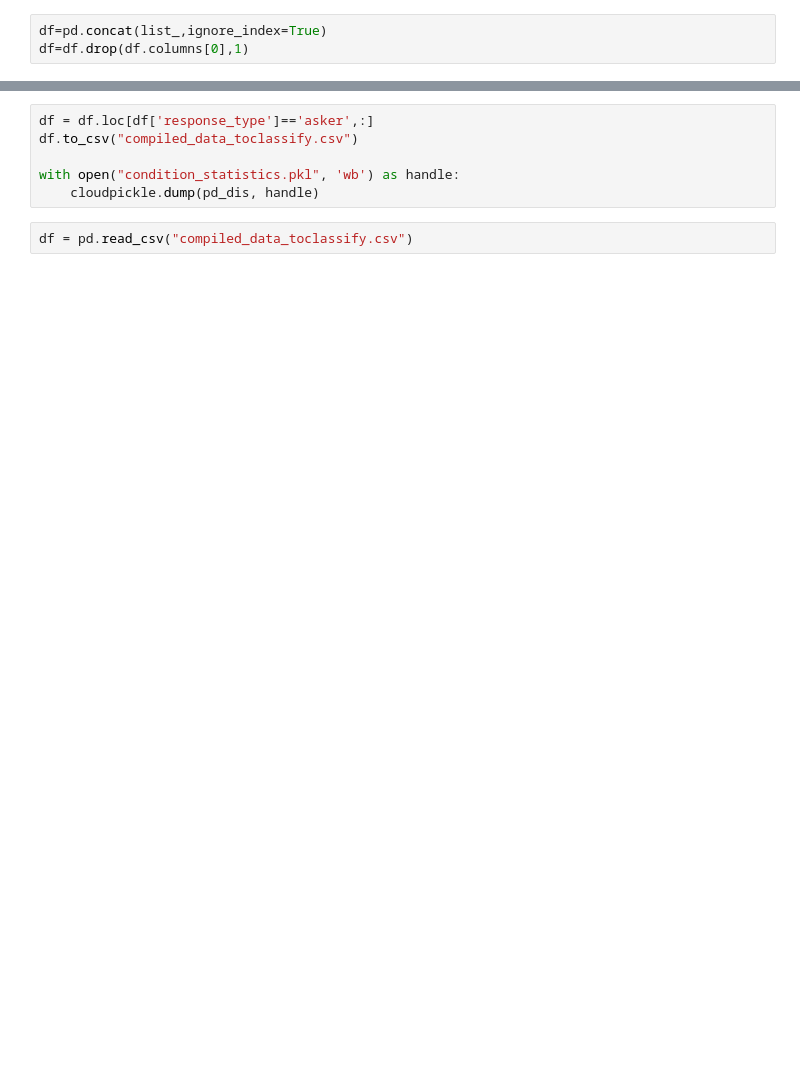
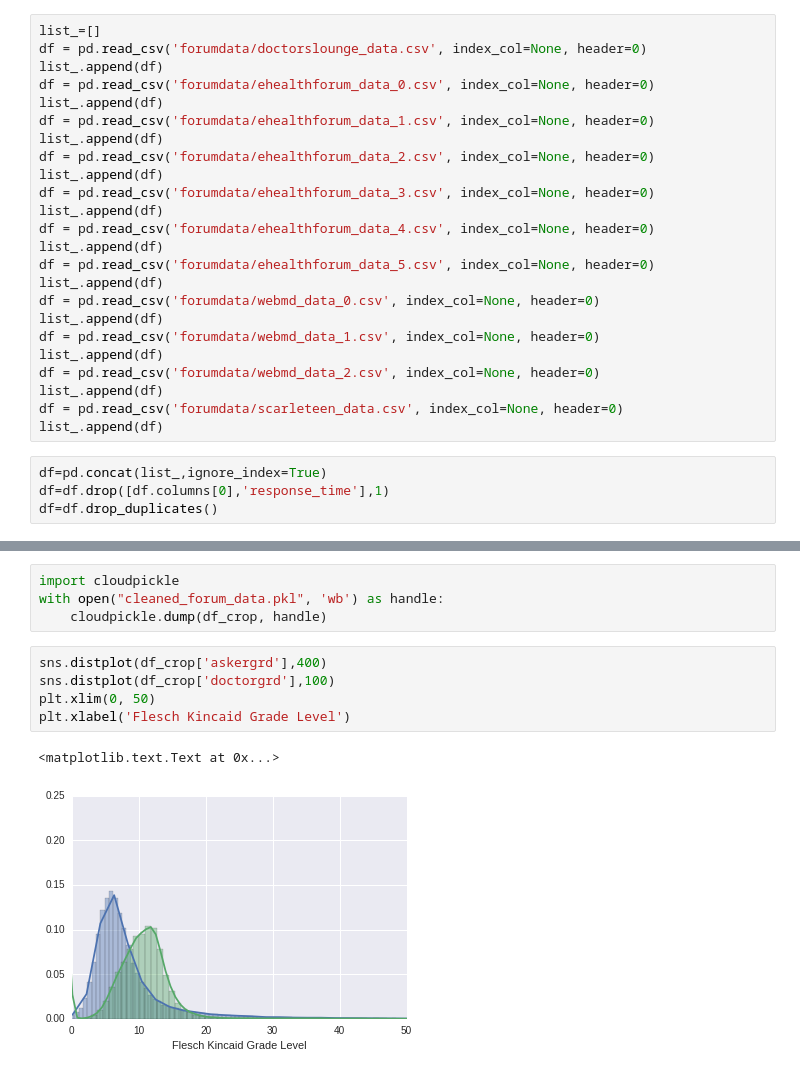
Before and after one commit to lots-of-things/health-forum-analysis, a Jupyter notebook: diagnosis_identifier.ipynb, the cells around one changed output, grey strips where cells are left out. Saved outputs shown, nothing was run; the diff lists cells and outputs as text; blank space fills up the shorter version.

```diff
--- a/diagnosis_identifier.ipynb
+++ b/diagnosis_identifier.ipynb
@@ -18,3 +8,28 @@ IOError: File scarleteen_data.csv does not exist
+# %%
+list_=[]
+df = pd.read_csv('forumdata/doctorslounge_data.csv', index_col=None, header=0)
+list_.append(df)
+df = pd.read_csv('forumdata/ehealthforum_data_0.csv', index_col=None, header=0)
+list_.append(df)
+df = pd.read_csv('forumdata/ehealthforum_data_1.csv', index_col=None, header=0)
+list_.append(df)
+df = pd.read_csv('forumdata/ehealthforum_data_2.csv', index_col=None, header=0)
+list_.append(df)
+df = pd.read_csv('forumdata/ehealthforum_data_3.csv', index_col=None, header=0)
+list_.append(df)
+df = pd.read_csv('forumdata/ehealthforum_data_4.csv', index_col=None, header=0)
+list_.append(df)
+df = pd.read_csv('forumdata/ehealthforum_data_5.csv', index_col=None, header=0)
+list_.append(df)
+df = pd.read_csv('forumdata/webmd_data_0.csv', index_col=None, header=0)
+list_.append(df)
+df = pd.read_csv('forumdata/webmd_data_1.csv', index_col=None, header=0)
+list_.append(df)
+df = pd.read_csv('forumdata/webmd_data_2.csv', index_col=None, header=0)
+list_.append(df)
+df = pd.read_csv('forumdata/scarleteen_data.csv', index_col=None, header=0)
+list_.append(df)
 # %%
 df=pd.concat(list_,ignore_index=True)
-df=df.drop(df.columns[0],1)
+df=df.drop([df.columns[0],'response_time'],1)
+df=df.drop_duplicates()
@@ -104,9 +101,13 @@ TypeError: unsupported operand type(s) for -: 'str' and 'str'
 # %%
-df = df.loc[df['response_type']=='asker',:]
-df.to_csv("compiled_data_toclassify.csv")
-
-with open("condition_statistics.pkl", 'wb') as handle:
-    cloudpickle.dump(pd_dis, handle)
+import cloudpickle
+with open("cleaned_forum_data.pkl", 'wb') as handle:
+    cloudpickle.dump(df_crop, handle)
-# %%
-df = pd.read_csv("compiled_data_toclassify.csv")
+# %%
+sns.distplot(df_crop['askergrd'],400)
+sns.distplot(df_crop['doctorgrd'],100)
+plt.xlim(0, 50)
+plt.xlabel('Flesch Kincaid Grade Level')
+# %% [output]
+<matplotlib.text.Text at 0x...>
+[figure, added]
 # %%
```
Also changed, not shown: parts of 14 cells of this notebook, 8 other files.
